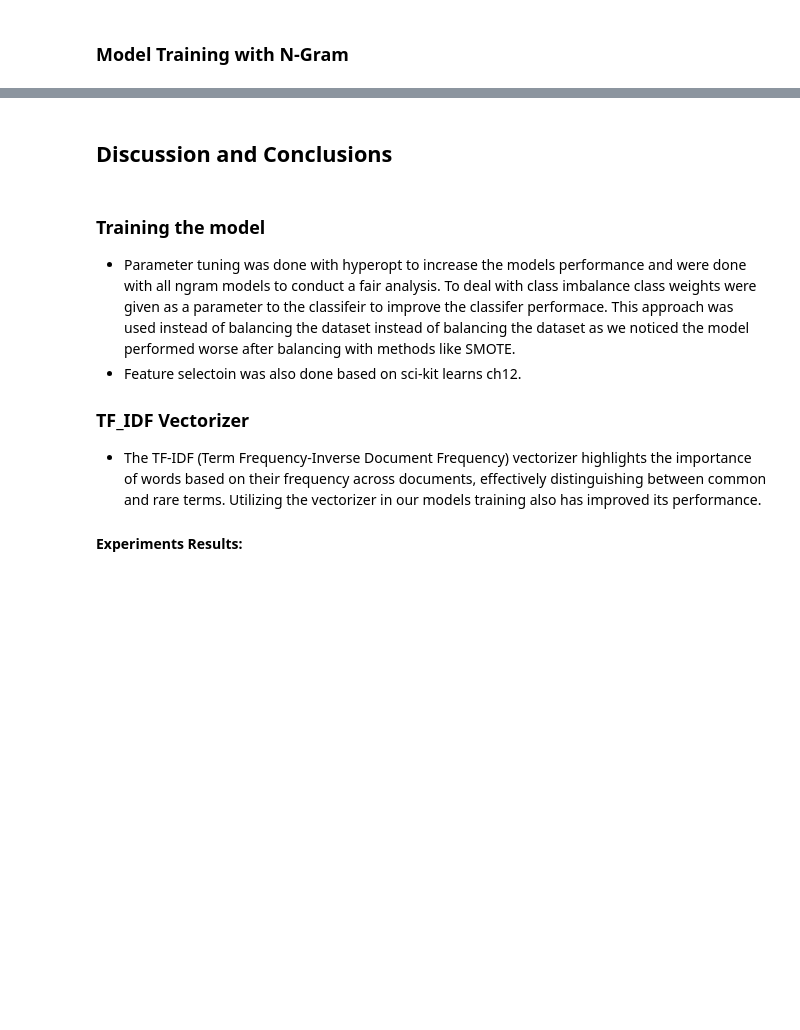
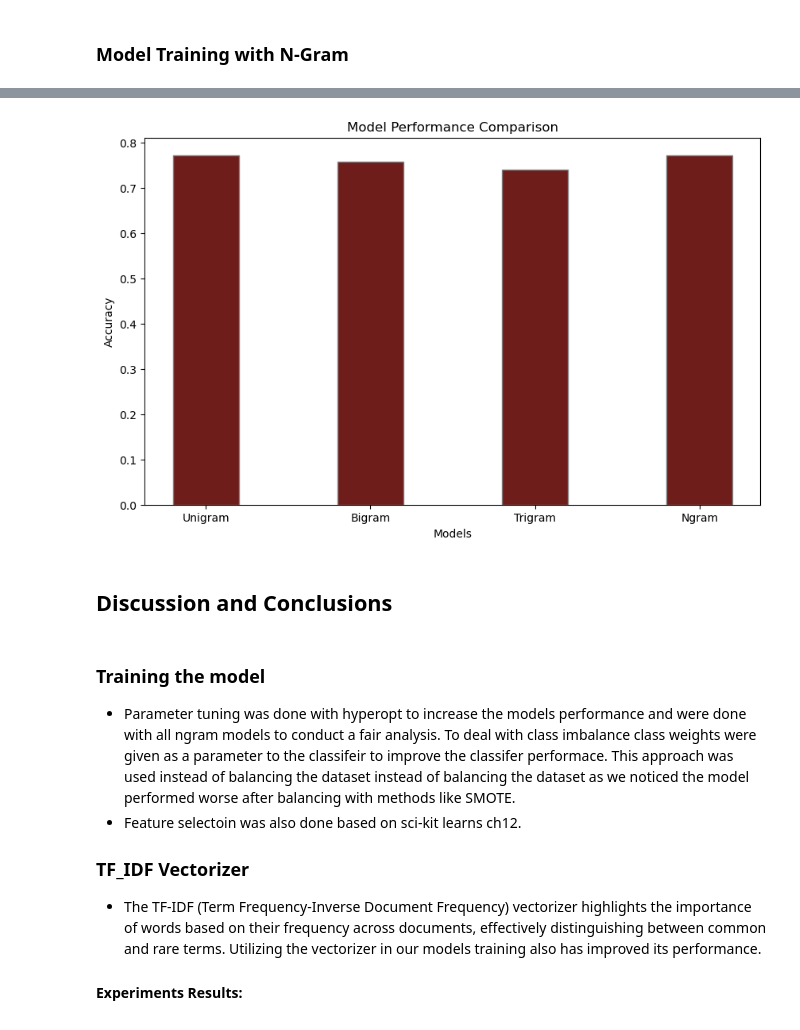
Before and after one commit to nuratamton/Amazon-Reviews, a Jupyter notebook: Cw2_Amazon_Final.ipynb, the cells around one changed output, grey strips where cells are left out. Drawn from its saved outputs; the diff is of its cells as text; code cells hidden in the pictures; blank space fills up the shorter version.

```diff
--- a/Cw2_Amazon_Final.ipynb
+++ b/Cw2_Amazon_Final.ipynb
@@ -759,3 +763,11 @@ weighted avg       0.90      0.83      0.85    194189
+# %%
+f1score = f1_score(y_pred_bi,y_test, average=None)
+acc_graph.append(accuracy_score(y_pred_bi,y_test))
+class_1_graph.append(f1score[0])
+class_2_graph.append(f1score[1])
+class_3_graph.append(f1score[2])
+class_4_graph.append(f1score[3])
+class_5_graph.append(f1score[4])
 # %%
 plot(y_pred_bi,y_test)
 # %% [output]
@@ -837,3 +892,19 @@ plot(y_pred_ngram,y_test)
+# %%
+barWidth = 0.4
+fig, ax = plt.subplots(figsize=(10, 6))
+bars = np.arange(len(acc_graph))
+
+ax.bar(bars, acc_graph, color='#6F1D1B', width=barWidth, edgecolor='grey')
+
+ax.set_xlabel('Models')
+ax.set_ylabel('Accuracy')
+ax.set_xticks(bars)
+ax.set_xticklabels(['Unigram', 'Bigram', 'Trigram', 'Ngram'])
+ax.set_title('Model Performance Comparison')  # Adding a title
+
+plt.show()
+# %% [output]
+[figure, added]
 # %% [markdown]
 ## Discussion and Conclusions
 # %% [markdown]
```
Also changed, not shown: parts of 18 cells of this notebook.
